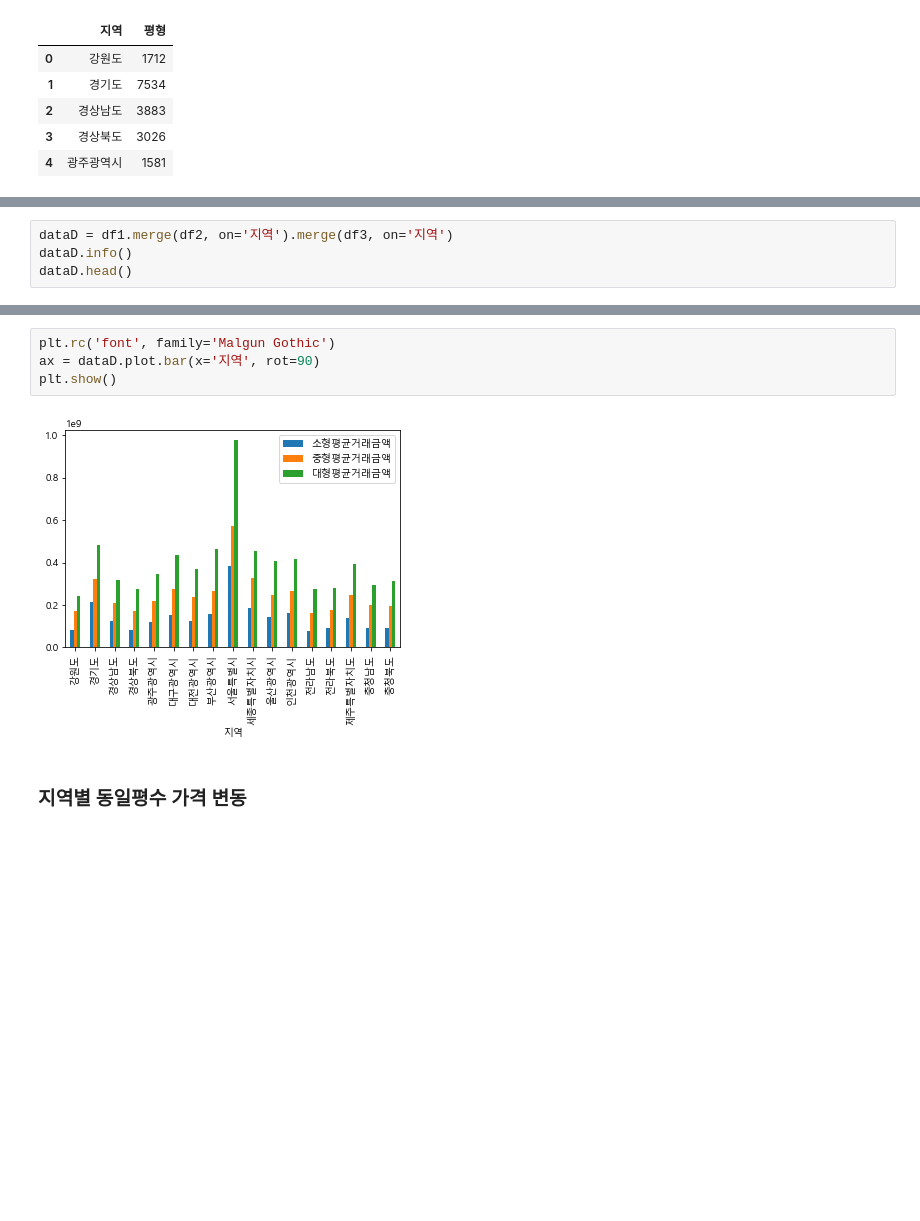
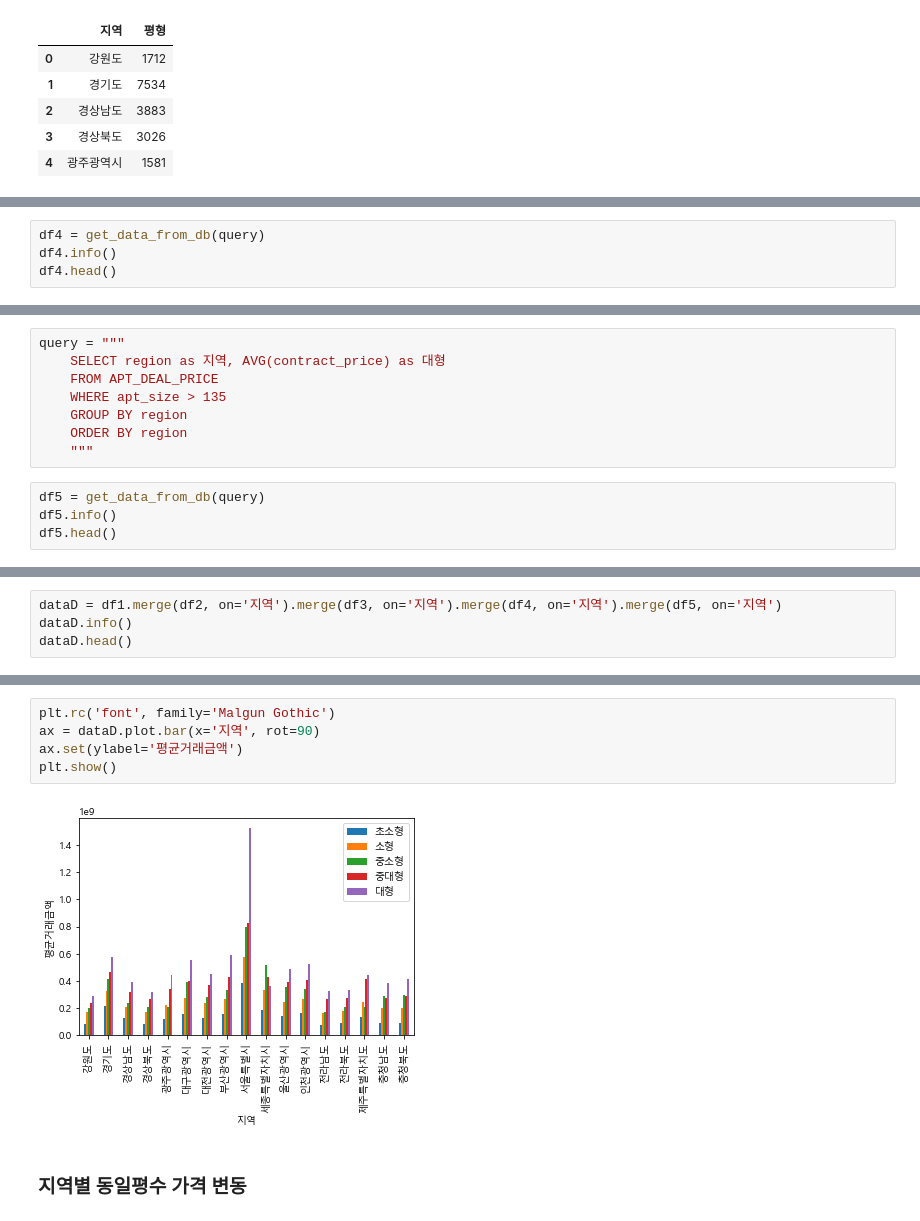
Before and after one commit to TTGGPP/hello_world, a Jupyter notebook: team_project/private_sychun/teamsyc5-eda_db.ipynb, the cells around one changed output, grey strips where cells are left out. Saved outputs shown, nothing was run; the diff lists cells and outputs as text; blank space fills up the shorter version.

```diff
--- a/team_project/private_sychun/teamsyc5-eda_db.ipynb
+++ b/team_project/private_sychun/teamsyc5-eda_db.ipynb
@@ -352,0 +420,4 @@ memory usage: 400.0+ bytes
+# %%
+df4 = get_data_from_db(query)
+df4.info()
+df4.head()
@@ -352,0 +440,12 @@ memory usage: 400.0+ bytes
+# %%
+query = """
+    SELECT region as 지역, AVG(contract_price) as 대형
+    FROM APT_DEAL_PRICE
+    WHERE apt_size > 135
+    GROUP BY region
+    ORDER BY region
+    """
+# %%
+df5 = get_data_from_db(query)
+df5.info()
+df5.head()
@@ -353,5 +468,5 @@ memory usage: 400.0+ bytes
 # %%
-dataD = df1.merge(df2, on='지역').merge(df3, on='지역')
+dataD = df1.merge(df2, on='지역').merge(df3, on='지역').merge(df4, on='지역').merge(df5, on='지역')
 dataD.info()
 dataD.head()
 # %% [output]
@@ -375,9 +492,10 @@ memory usage: 680.0+ bytes
 # %%
 plt.rc('font', family='Malgun Gothic')
 ax = dataD.plot.bar(x='지역', rot=90)
+ax.set(ylabel='평균거래금액')
 plt.show()
 # %% [output]
-[figure, old version]
+[figure, new version]
 # %% [markdown]
 ### 지역별 동일평수 가격 변동
 # %%
```
Also changed, not shown: parts of 24 cells of this notebook.
